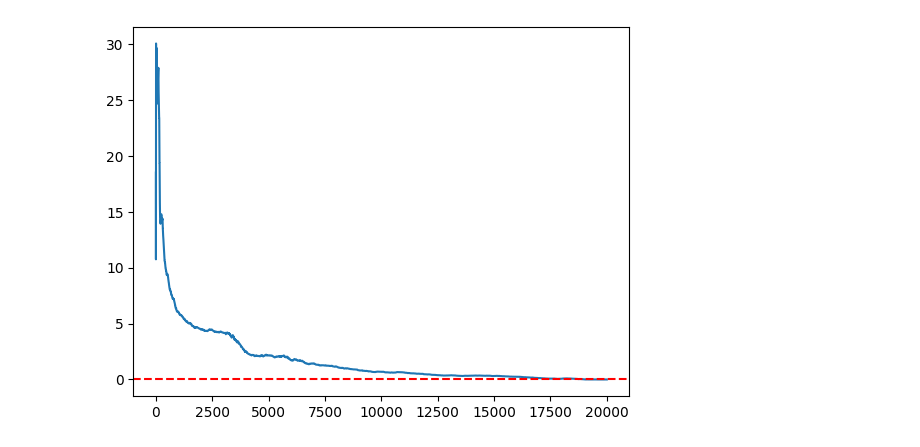
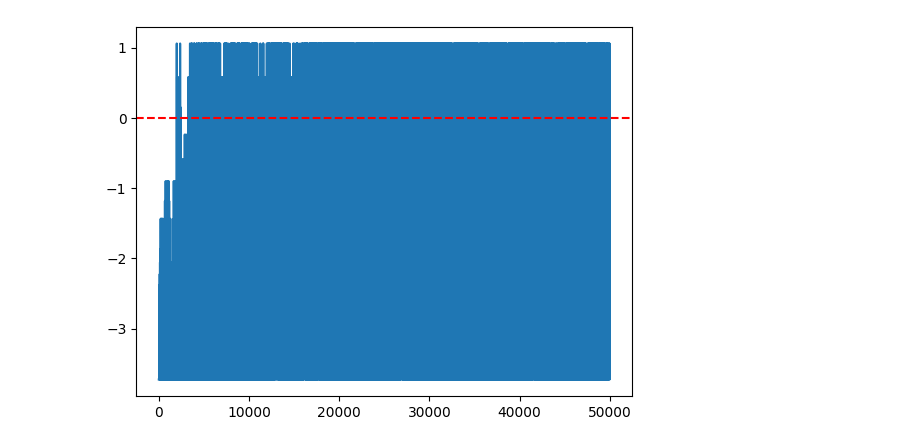
Before and after one commit to BuzzingTaz/RL-Project-1, a Jupyter notebook: MC.ipynb, the cells around one changed output. Drawn from its saved outputs; the diff is of its cells as text; code cells hidden in the pictures.

Commit message:
Added needed plots

```diff
--- a/MC.ipynb
+++ b/MC.ipynb
@@ -41,30 +46,42 @@ policy = Policy(num_states, num_actions, PolicyInit.RANDOM)
 
 agent = Agent(model, policy)
 # %%
+
 Q_val = np.random.uniform(-10, -1, (num_states, num_actions))
-returns = [[[] for a in range(num_actions)] for s in range(num_states)]
 episodic_reward = []
+Qvconverge = []
 
-i = 0
-T = 1000
-gamma = 0.98
+gamma = 0.9
 epsilon = 0.4
-for i in tqdm(range(20000)):
+alpha = 0.05
+avg_factor = 0.9999
+for i in tqdm(range(50000)):
     state = s_state
-    estates, eactions, t_reward = Egreedy_geneps(T, epsilon, Q_val, tuple(state), model)
+    T = 10000
+    estates, eactions, erewards = Egreedy_geneps(T, epsilon, Q_val, tuple(state), model)
     T = len(estates) # Early termination
 
-    fo = set()
-    for j, (s, a) in enumerate(zip(estates, eactions)):
-        if((s,a) in fo):
-            continue
-        fo.add((s,a))
-        g = gamma*(-1*(1-gamma**(T-j-1))/(1-gamma)) + t_reward # Model specific optimization for reaching goal
-        returns[to_idx(s)][a].append(g)
-        Q_val[to_idx(s), a] = np.mean(returns[to_idx(s)][a])
+    fo = {}
+    for j in range(T):
+        s = tuple(estates[j])
+        a = eactions[j]
+        # r = erewards[j]
+        if (s, a) not in fo:
+            fo[(s, a)] = j
+    g = 0
 
+    for j in range(T):
+        s = tuple(estates[T - j - 1])
+        a = eactions[T - j - 1]
+        r = erewards[T - j - 1]
+        g = gamma * g + r
+        if T - j - 1 == fo[(s, a)]:
+            Q_val[to_idx(s)][a] = Q_val[to_idx(s)][a] + alpha*(g - Q_val[to_idx(s)][a])
 
-    episodic_reward.append(np.max(Q_val[to_idx(s_state)][get_valid_actions(s_state)]))
+    # epsilon = epsilon * 0.99
+    alpha = alpha * avg_factor
+    Qvconverge.append(Q_val[to_idx(s_state)][4])
+    episodic_reward.append(g)
 # %%
 valf = []
 for s in states:
@@ -93,10 +161,11 @@ print(valf[to_idx(s_state)])
 # %%
-episodic_regret = np.abs(episodic_reward - valf[to_idx(s_state)])
+ecreward = np.load("OptimalValueFunction.npy")
+episodic_regret = episodic_reward - ecreward[to_idx(s_state)]
 plt.plot(episodic_regret)
 plt.axhline(y=0, color='r', linestyle='--')
 plt.show()
 # %% [output]
-[figure, old version]
+[figure, new version]
 # %%
 cummulative_regret = np.cumsum(episodic_regret)
 plt.plot(cummulative_regret)
```
Also changed, not shown: parts of 8 cells of this notebook, 5 other files.
